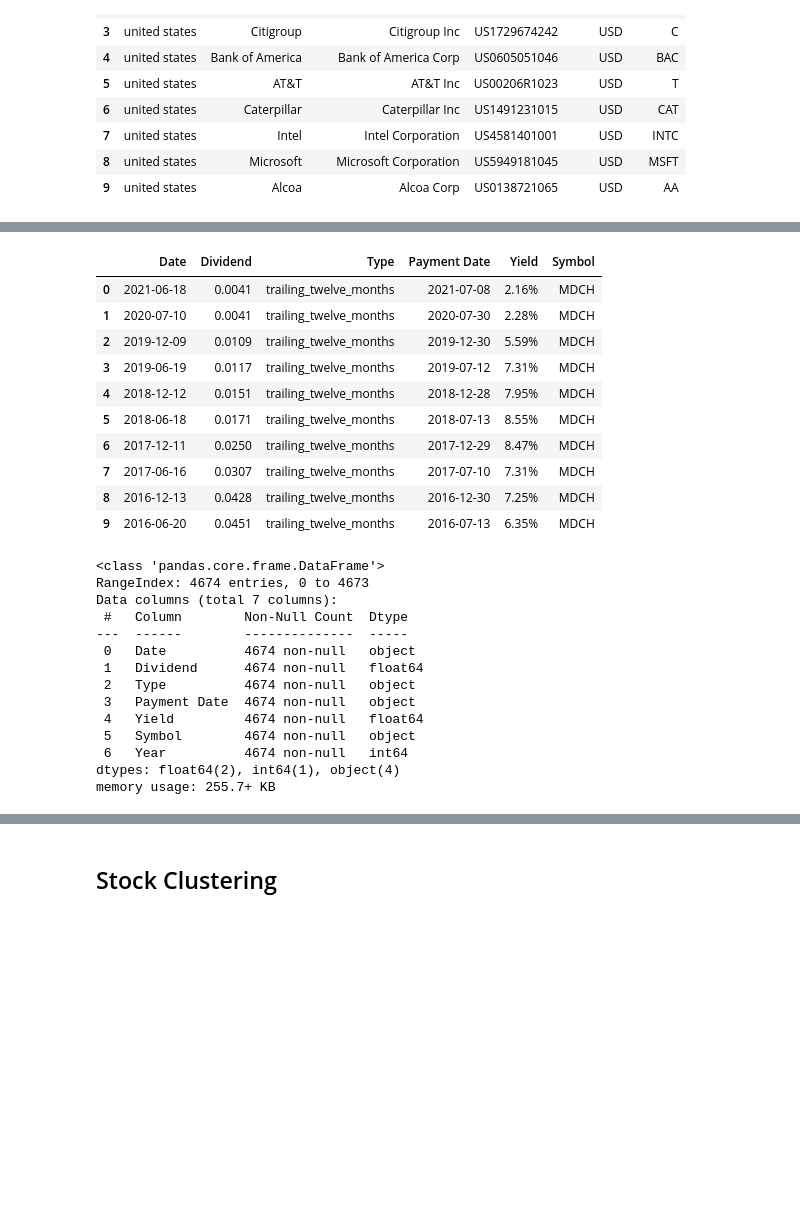
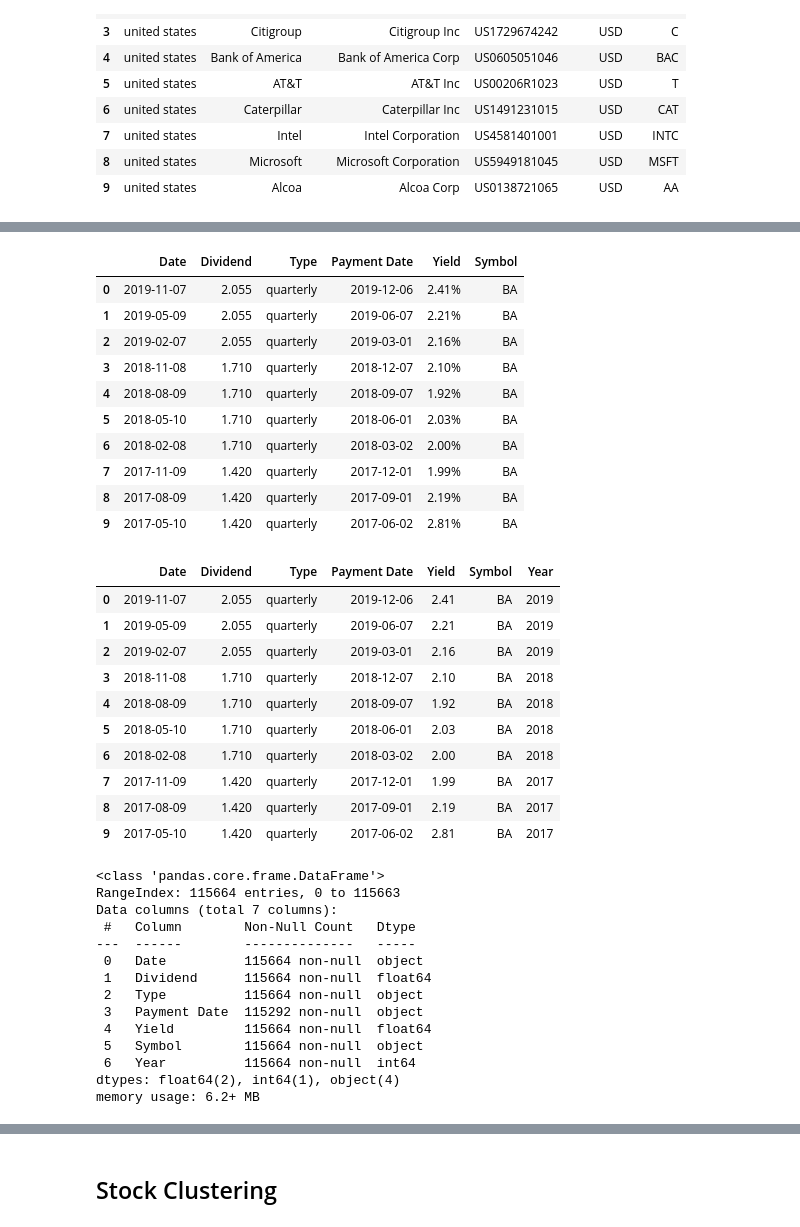
Before and after one commit to alpha2phi/jupyter-notebooks, a Jupyter notebook: nbs/02_00_stocks_selection.ipynb, the cells around one changed output, grey strips where cells are left out. Cells and saved outputs as stored; diff of their text form; code cells hidden in the pictures; blank space fills up the shorter version.

```diff
--- a/nbs/02_00_stocks_selection.ipynb
+++ b/nbs/02_00_stocks_selection.ipynb
@@ -216,38 +193,49 @@ memory usage: 122.7+ KB
 # %%
 df_stocks_dividends = read_csv(STOCKS_DIVIDENDS_DATASET)
 display(df_stocks_dividends.head(10))
-#display(df_stocks_dividends[df_stocks_dividends['Symbol'] == 'MBBM'].head(10))
 
 df_stocks_dividends['Year'] = df_stocks_dividends['Date'].apply(lambda x: int(x[0:4]))
-df_stocks_dividends['Yield'] = df_stocks_dividends['Yield'].apply(lambda x: float(x.replace('%','').replace('-','0')))
-#display(df_stocks_dividends[df_stocks_dividends['Symbol'] == 'MBBM'].head(10))
+df_stocks_dividends['Yield'] = df_stocks_dividends['Yield'].apply(lambda x: float(x.replace('%','').replace('-','0').replace(",","")))
+
+display(df_stocks_dividends.head(10))
 df_stocks_dividends.info()
 # %% [output]
 |  | Date | Dividend | Type | Payment Date | Yield | Symbol |
-| 0 | 2021-06-18 | 0.0041 | trailing_twelve_months | 2021-07-08 | 2.16% | MDCH |
-| 1 | 2020-07-10 | 0.0041 | trailing_twelve_months | 2020-07-30 | 2.28% | MDCH |
-| 2 | 2019-12-09 | 0.0109 | trailing_twelve_months | 2019-12-30 | 5.59% | MDCH |
-| 3 | 2019-06-19 | 0.0117 | trailing_twelve_months | 2019-07-12 | 7.31% | MDCH |
-| 4 | 2018-12-12 | 0.0151 | trailing_twelve_months | 2018-12-28 | 7.95% | MDCH |
-| 5 | 2018-06-18 | 0.0171 | trailing_twelve_months | 2018-07-13 | 8.55% | MDCH |
-| 6 | 2017-12-11 | 0.0250 | trailing_twelve_months | 2017-12-29 | 8.47% | MDCH |
-| 7 | 2017-06-16 | 0.0307 | trailing_twelve_months | 2017-07-10 | 7.31% | MDCH |
-| 8 | 2016-12-13 | 0.0428 | trailing_twelve_months | 2016-12-30 | 7.25% | MDCH |
-| 9 | 2016-06-20 | 0.0451 | trailing_twelve_months | 2016-07-13 | 6.35% | MDCH |
+| 0 | 2019-11-07 | 2.055 | quarterly | 2019-12-06 | 2.41% | BA |
+| 1 | 2019-05-09 | 2.055 | quarterly | 2019-06-07 | 2.21% | BA |
+| 2 | 2019-02-07 | 2.055 | quarterly | 2019-03-01 | 2.16% | BA |
+| 3 | 2018-11-08 | 1.710 | quarterly | 2018-12-07 | 2.10% | BA |
+| 4 | 2018-08-09 | 1.710 | quarterly | 2018-09-07 | 1.92% | BA |
+| 5 | 2018-05-10 | 1.710 | quarterly | 2018-06-01 | 2.03% | BA |
+| 6 | 2018-02-08 | 1.710 | quarterly | 2018-03-02 | 2.00% | BA |
+| 7 | 2017-11-09 | 1.420 | quarterly | 2017-12-01 | 1.99% | BA |
+| 8 | 2017-08-09 | 1.420 | quarterly | 2017-09-01 | 2.19% | BA |
+| 9 | 2017-05-10 | 1.420 | quarterly | 2017-06-02 | 2.81% | BA |
+|  | Date | Dividend | Type | Payment Date | Yield | Symbol | Year |
+| 0 | 2019-11-07 | 2.055 | quarterly | 2019-12-06 | 2.41 | BA | 2019 |
+| 1 | 2019-05-09 | 2.055 | quarterly | 2019-06-07 | 2.21 | BA | 2019 |
+| 2 | 2019-02-07 | 2.055 | quarterly | 2019-03-01 | 2.16 | BA | 2019 |
+| 3 | 2018-11-08 | 1.710 | quarterly | 2018-12-07 | 2.10 | BA | 2018 |
+| 4 | 2018-08-09 | 1.710 | quarterly | 2018-09-07 | 1.92 | BA | 2018 |
+| 5 | 2018-05-10 | 1.710 | quarterly | 2018-06-01 | 2.03 | BA | 2018 |
+| 6 | 2018-02-08 | 1.710 | quarterly | 2018-03-02 | 2.00 | BA | 2018 |
+| 7 | 2017-11-09 | 1.420 | quarterly | 2017-12-01 | 1.99 | BA | 2017 |
+| 8 | 2017-08-09 | 1.420 | quarterly | 2017-09-01 | 2.19 | BA | 2017 |
+| 9 | 2017-05-10 | 1.420 | quarterly | 2017-06-02 | 2.81 | BA | 2017 |
 <class 'pandas.core.frame.DataFrame'>
-RangeIndex: 4674 entries, 0 to 4673
+RangeIndex: 115664 entries, 0 to 115663
 Data columns (total 7 columns):
- #   Column        Non-Null Count  Dtype
----  ------        --------------  -----
- 0   Date          4674 non-null   object
- 1   Dividend      4674 non-null   float64
- 2   Type          4674 non-null   object
- 3   Payment Date  4674 non-null   object
- 4   Yield         4674 non-null   float64
- 5   Symbol        4674 non-null   object
- 6   Year          4674 non-null   int64
+ #   Column        Non-Null Count   Dtype
+---  ------        --------------   -----
+ 0   Date          115664 non-null  object
+ 1   Dividend      115664 non-null  float64
+ 2   Type          115664 non-null  object
+ 3   Payment Date  115292 non-null  object
+ 4   Yield         115664 non-null  float64
+ 5   Symbol        115664 non-null  object
+ 6   Year          115664 non-null  int64
 dtypes: float64(2), int64(1), object(4)
-memory usage: 255.7+ KB
+memory usage: 6.2+ MB
 # %%
 # Average 2 years yield
 df_dividends_summary = df_stocks_dividends[ (df_stocks_dividends['Year'] == 2021) | (df_stocks_dividends['Year'] == 2020) ][['Symbol','Yield']]
```
Also changed, not shown: parts of 11 cells of this notebook, 2 other files.
